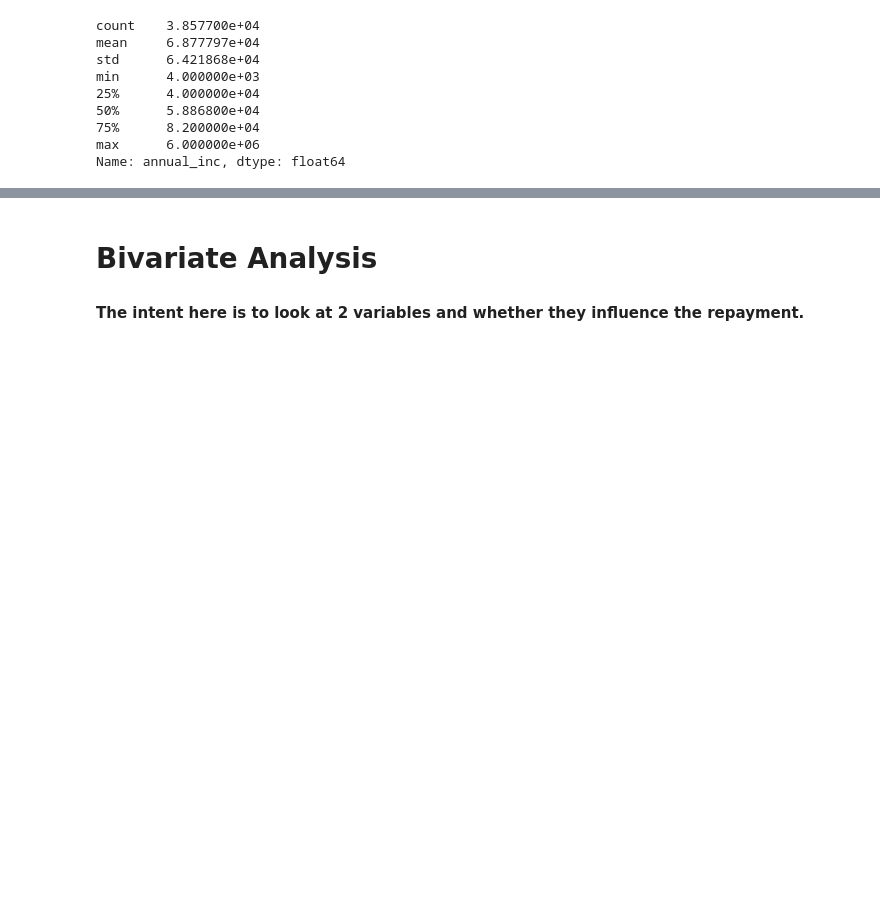
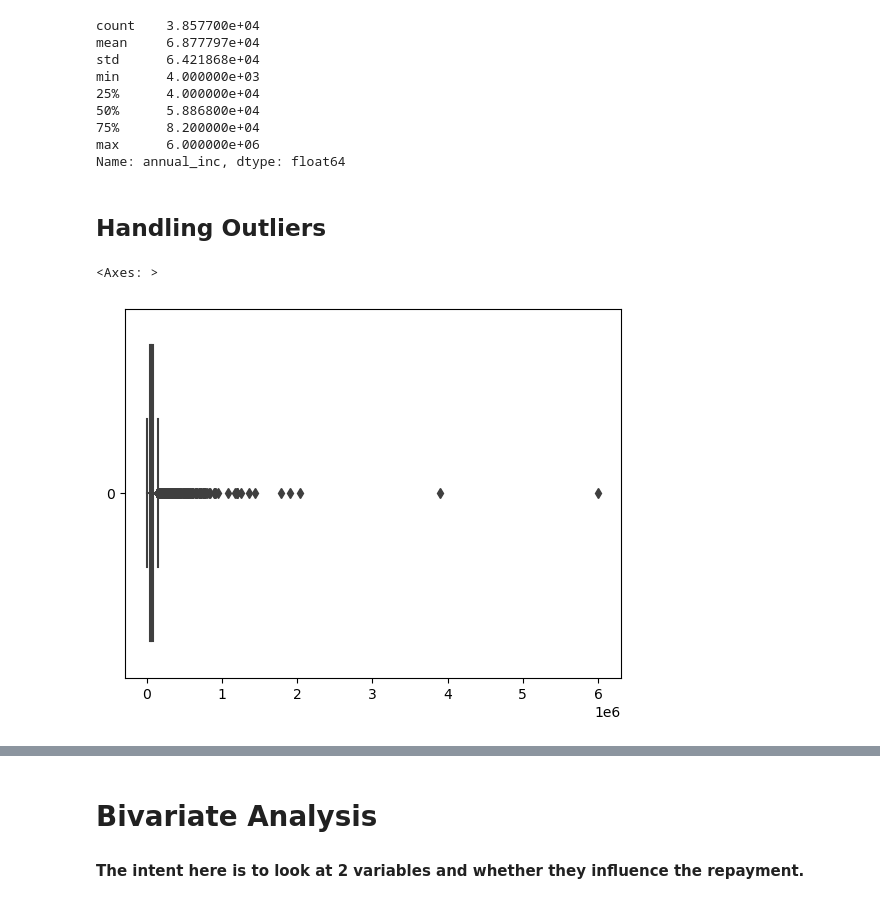
Before and after one commit to ajayvmohandas/lending_club_case_study, a Jupyter notebook: Lending-Club-Case-Study.ipynb, the cells around one changed output, grey strips where cells are left out. Saved outputs shown, nothing was run; the diff lists cells and outputs as text; code cells hidden in the pictures; blank space fills up the shorter version.

```diff
--- a/Lending-Club-Case-Study.ipynb
+++ b/Lending-Club-Case-Study.ipynb
@@ -189,3 +236,11 @@ min      4.000000e+03
 75%      8.200000e+04
 max      6.000000e+06
 Name: annual_inc, dtype: float64
+# %% [markdown]
+## Handling Outliers
+# %%
+# "annual_inc"
+sns.boxplot(loan_df['annual_inc'], orient="h")
+# %% [output]
+<Axes: >
+[figure, added]
```
Also changed, not shown: parts of 17 cells of this notebook, 1 other file.
